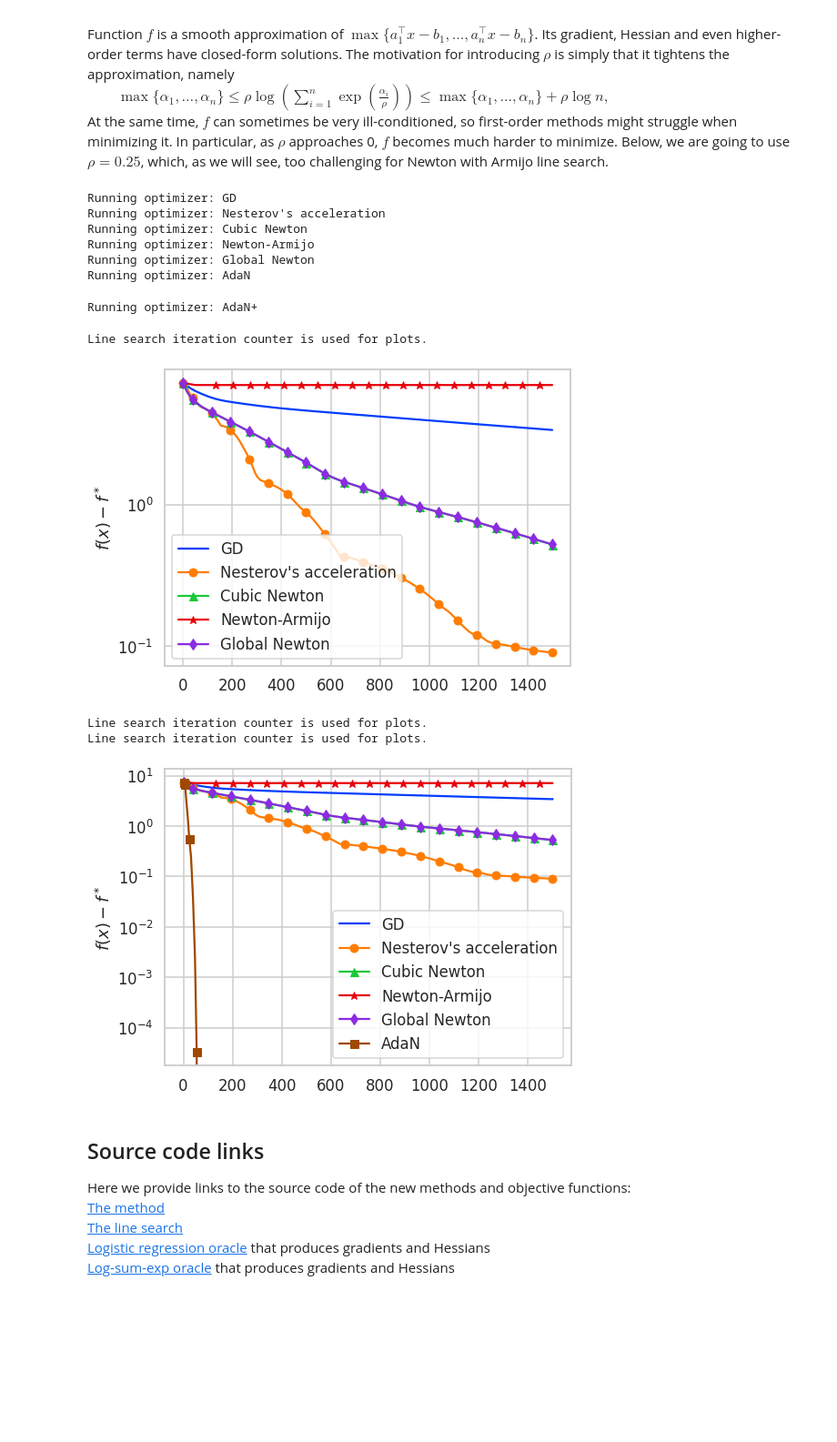
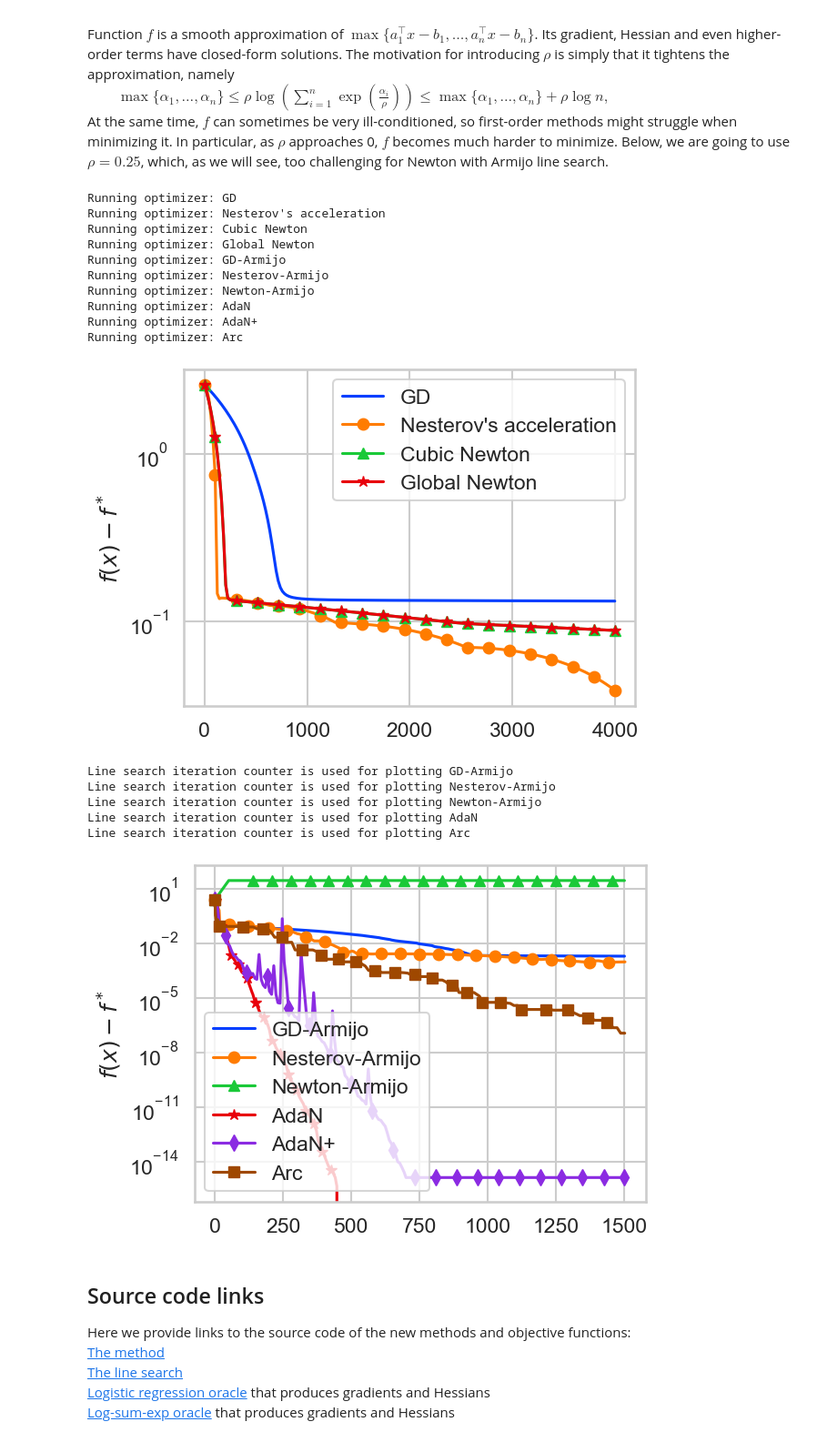
Before and after one commit to konstmish/global-newton, a Jupyter notebook: newton.ipynb, the cells around one changed output. Shown at 91% size. Cells and saved outputs as stored; diff of their text form; code cells hidden in the pictures; blank space fills up the shorter version.

Commit message:
plot adaptive and non-adaptive methods seperately

```diff
--- a/newton.ipynb
+++ b/newton.ipynb
@@ -104,0 +359,6 @@ Line search iteration counter is used for plots.
+# %%
+for opt, marker in zip(optimizers_ada, markers):
+    opt.trace.plot_losses(f_opt=loss.f_opt, marker=marker)
+plt.yscale('log')
+plt.legend()
+plt.savefig(f'logistic_{dataset}_adaptive.pdf', bbox_inches='tight')
@@ -117,47 +384,60 @@ seed = 0
 rng = np.random.default_rng(seed)
 n, dim = 500, 200
 least_squares_term = False
-max_smoothing = 0.25
+max_smoothing = 0.05
 l2 = 0
 loss = LogSumExp(n=n, dim=dim, least_squares_term=least_squares_term, l2=l2,
                  max_smoothing=max_smoothing)
 x0 = rng.normal(scale=0.5, size=dim)
-it_max = 1500
 # %%
-optimizers = setup_optimizers(loss)
+optimizers_basic = setup_basic_optimizers(loss)
+optimizers_ada = setup_adaptive_optimizers(loss)
 
-for opt in optimizers:
+it_max = 4000
+
+for opt in optimizers_basic:
     print(f'Running optimizer: {opt.label}')
     opt.run(x0=x0, it_max=it_max)
     opt.compute_loss_of_iterates()
+
+it_max = 1500
+
+for opt in optimizers_ada:
+    print(f'Running optimizer: {opt.label}')
+    opt.run(x0=x0, it_max=it_max)
+    opt.compute_loss_of_iterates()
 # %% [output]
 Running optimizer: GD
 Running optimizer: Nesterov's acceleration
 Running optimizer: Cubic Newton
+Running optimizer: Global Newton
+Running optimizer: GD-Armijo
+Running optimizer: Nesterov-Armijo
 Running optimizer: Newton-Armijo
-Running optimizer: Global Newton
 Running optimizer: AdaN
+Running optimizer: AdaN+
+Running optimizer: Arc
-Running optimizer: AdaN+
 # %%
-for opt, marker in zip(optimizers[:-2], markers):
+for opt, marker in zip(optimizers_basic, markers):
     opt.trace.plot_losses(marker=marker)
 plt.yscale('log')
 plt.legend()
-plt.savefig('logsumexp_without_adan.pdf', bbox_inches='tight')
+plt.savefig(f'logsumexp_{max_smoothing}_basic.pdf', bbox_inches='tight')
 # %% [output]
-Line search iteration counter is used for plots.
-[figure, old version]
+[figure, new version]
 # %%
-for opt, marker in zip(optimizers[:-2], markers):
+for opt, marker in zip(optimizers_ada, markers):
     opt.trace.plot_losses(marker=marker)
-optimizers[-2].trace.plot_losses(marker=marker, color='black')
 plt.yscale('log')
 plt.legend()
-plt.savefig('logsumexp.pdf', bbox_inches='tight')
+plt.savefig(f'logsumexp_{max_smoothing}_adaptive.pdf', bbox_inches='tight')
 # %% [output]
-Line search iteration counter is used for plots.
-Line search iteration counter is used for plots.
+Line search iteration counter is used for plotting GD-Armijo
+Line search iteration counter is used for plotting Nesterov-Armijo
+Line search iteration counter is used for plotting Newton-Armijo
+Line search iteration counter is used for plotting AdaN
+Line search iteration counter is used for plotting Arc
-[figure, old version]
+[figure, new version]
 # %% [markdown]
 ## Source code links
 Here we provide links to the source code of the new methods and objective functions:
```
Also changed, not shown: parts of 11 cells of this notebook, 2 other files.
